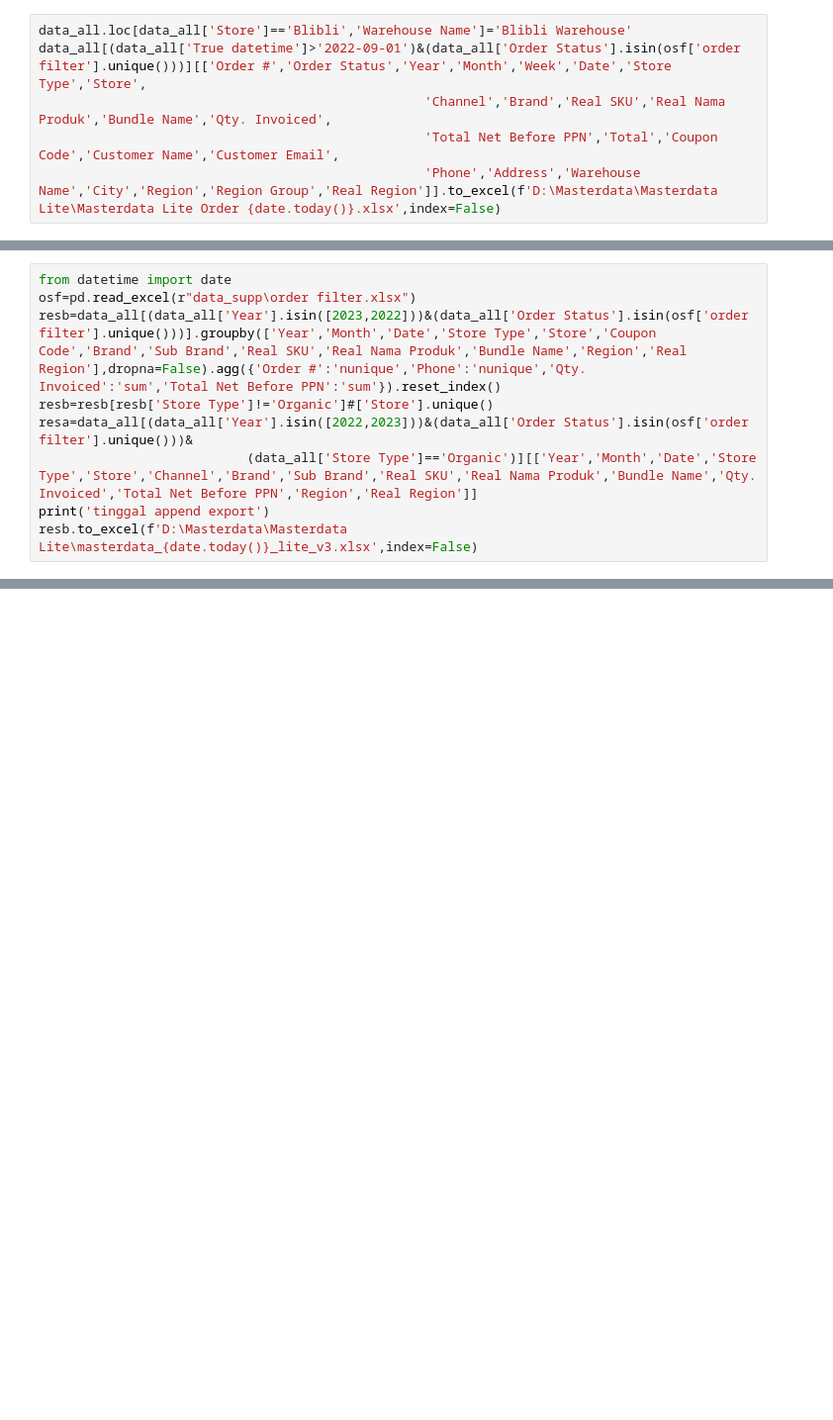
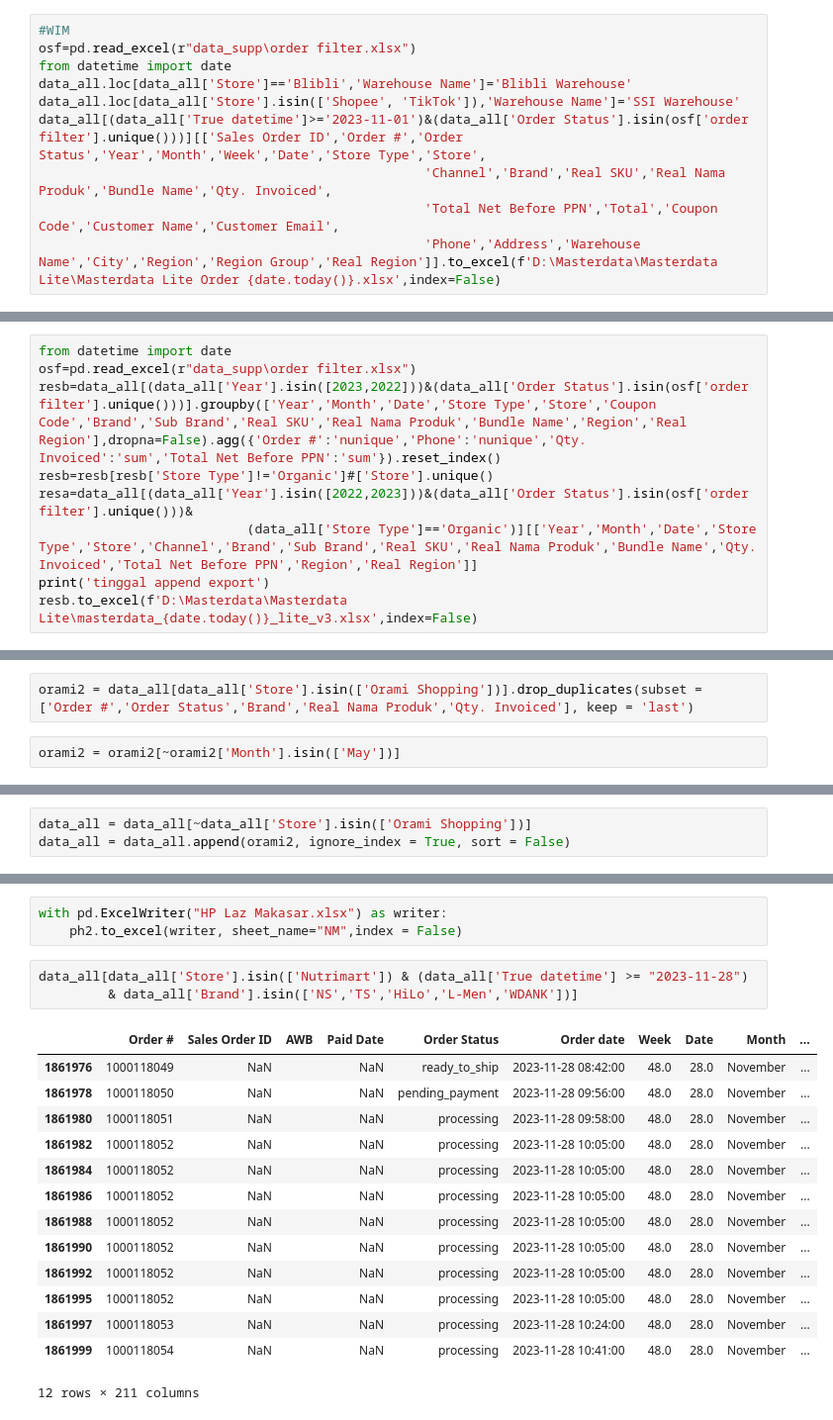
Before and after one commit to nutrimartid/masterdata, a Jupyter notebook: Update 7- Clean.ipynb, the cells around one changed output, grey strips where cells are left out. Shown at 99% size. Saved outputs shown, nothing was run; the diff lists cells and outputs as text; blank space fills up the shorter version.

```diff
--- a/Update 7- Clean.ipynb
+++ b/Update 7- Clean.ipynb
@@ -13200,6 +15052,10 @@ ValueError: This sheet is too large! Your sheet size is: 1496261, 24 Max sheet s
 # %%
+#WIM
+osf=pd.read_excel(r"data_supp\order filter.xlsx")
+from datetime import date
 data_all.loc[data_all['Store']=='Blibli','Warehouse Name']='Blibli Warehouse'
-data_all[(data_all['True datetime']>'2022-09-01')&(data_all['Order Status'].isin(osf['order filter'].unique()))][['Order #','Order Status','Year','Month','Week','Date','Store Type','Store',
+data_all.loc[data_all['Store'].isin(['Shopee', 'TikTok']),'Warehouse Name']='SSI Warehouse'
+data_all[(data_all['True datetime']>='2023-11-01')&(data_all['Order Status'].isin(osf['order filter'].unique()))][['Sales Order ID','Order #','Order Status','Year','Month','Week','Date','Store Type','Store',
                                                   'Channel','Brand','Real SKU','Real Nama Produk','Bundle Name','Qty. Invoiced',
                                                   'Total Net Before PPN','Total','Coupon Code','Customer Name','Customer Email',
                                                   'Phone','Address','Warehouse Name','City','Region','Region Group','Real Region']].to_excel(f'D:\Masterdata\Masterdata Lite\Masterdata Lite Order {date.today()}.xlsx',index=False)
@@ -13265,0 +15428,4 @@ resb.to_excel(f'D:\Masterdata\Masterdata Lite\masterdata_{date.today()}_lite_v3.
+# %%
+orami2 = data_all[data_all['Store'].isin(['Orami Shopping'])].drop_duplicates(subset = ['Order #','Order Status','Brand','Real Nama Produk','Qty. Invoiced'], keep = 'last')
+# %%
+orami2 = orami2[~orami2['Month'].isin(['May'])]
@@ -13265,0 +15481,3 @@ resb.to_excel(f'D:\Masterdata\Masterdata Lite\masterdata_{date.today()}_lite_v3.
+# %%
+data_all = data_all[~data_all['Store'].isin(['Orami Shopping'])]
+data_all = data_all.append(orami2, ignore_index = True, sort = False)
@@ -13265,0 +16075,21 @@ resb.to_excel(f'D:\Masterdata\Masterdata Lite\masterdata_{date.today()}_lite_v3.
+# %%
+with pd.ExcelWriter("HP Laz Makasar.xlsx") as writer:
+    ph2.to_excel(writer, sheet_name="NM",index = False)
+# %%
+data_all[data_all['Store'].isin(['Nutrimart']) & (data_all['True datetime'] >= "2023-11-28")
+         & data_all['Brand'].isin(['NS','TS','HiLo','L-Men','WDANK'])]
+# %% [output]
+|  | Order # | Sales Order ID | AWB | Paid Date | Order Status | Order date | Week | Date | Month | ... |
+| 1861976 | 1000118049 | NaN |  | NaN | ready_to_ship | 2023-11-28 08:42:00 | 48.0 | 28.0 | November | ... |
+| 1861978 | 1000118050 | NaN |  | NaN | pending_payment | 2023-11-28 09:56:00 | 48.0 | 28.0 | November | ... |
+| 1861980 | 1000118051 | NaN |  | NaN | processing | 2023-11-28 09:58:00 | 48.0 | 28.0 | November | ... |
+| 1861982 | 1000118052 | NaN |  | NaN | processing | 2023-11-28 10:05:00 | 48.0 | 28.0 | November | ... |
+| 1861984 | 1000118052 | NaN |  | NaN | processing | 2023-11-28 10:05:00 | 48.0 | 28.0 | November | ... |
+| 1861986 | 1000118052 | NaN |  | NaN | processing | 2023-11-28 10:05:00 | 48.0 | 28.0 | November | ... |
+| 1861988 | 1000118052 | NaN |  | NaN | processing | 2023-11-28 10:05:00 | 48.0 | 28.0 | November | ... |
+| 1861990 | 1000118052 | NaN |  | NaN | processing | 2023-11-28 10:05:00 | 48.0 | 28.0 | November | ... |
+| 1861992 | 1000118052 | NaN |  | NaN | processing | 2023-11-28 10:05:00 | 48.0 | 28.0 | November | ... |
+| 1861995 | 1000118052 | NaN |  | NaN | processing | 2023-11-28 10:05:00 | 48.0 | 28.0 | November | ... |
+| 1861997 | 1000118053 | NaN |  | NaN | processing | 2023-11-28 10:24:00 | 48.0 | 28.0 | November | ... |
+| 1861999 | 1000118054 | NaN |  | NaN | processing | 2023-11-28 10:41:00 | 48.0 | 28.0 | November | ... |
+12 rows × 211 columns
```
Also changed, not shown: parts of 170 cells of this notebook, 26 other files.
